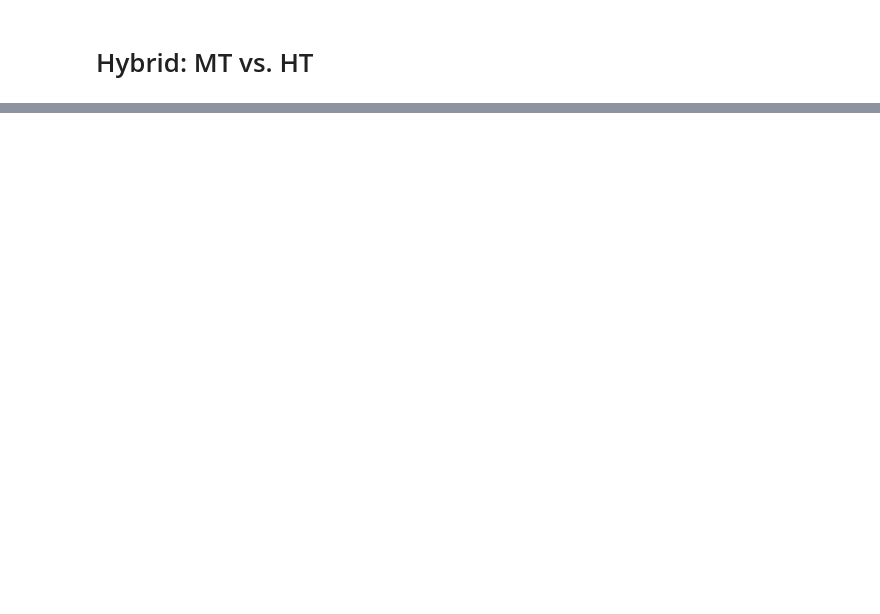
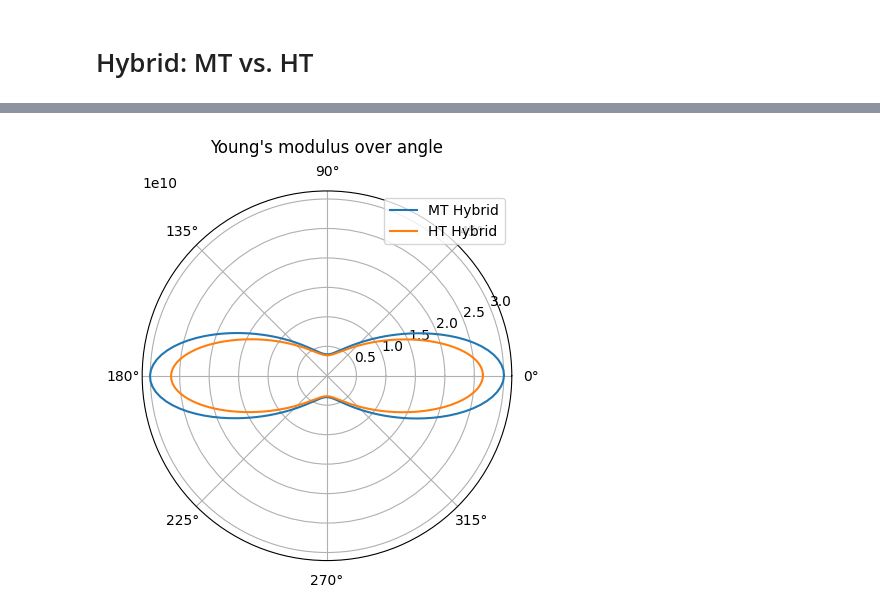
Before and after one commit to Extraweich/homopy, a Jupyter notebook: examples/Hybrid.ipynb, the cells around one changed output, grey strips where cells are left out. Saved outputs shown, nothing was run; the diff lists cells and outputs as text; code cells hidden in the pictures; blank space fills up the shorter version.

Commit message:
Finished symmetrizer

```diff
--- a/examples/Hybrid.ipynb
+++ b/examples/Hybrid.ipynb
@@ -63,7 +63,7 @@ ht_glass = HalpinTsai(
     )
 
 
-mt_hybrid = MoriTanaka(polyamid6, [carbon_fiber, glass_fiber], [v_frac_carbon/2, v_frac_glass/2], [a_carbon, a_glass], 2*['ellipsoid'])
+mt_hybrid = MoriTanaka(polyamid6, [carbon_fiber, glass_fiber], [v_frac_carbon/2, v_frac_glass/2], [a_carbon, a_glass], 2*['ellipsoid'], symmetrize=True)
 # %%
 # give n fibers a random distribtution and go from here
 
@@ -218,11 +187,11 @@ ht_laminate = Laminate(laminas_combined, angles_combined)
 # mt_hybrid_plot = plotter.polar_plot_E_body(np.linalg.inv(mt_hybrid.effective_stiffness66), 200, 0, plot=True)
 
 
-mt_hybrid_plot_ave = plotter.polar_plot_E_body(np.linalg.inv(mt_hybrid_ave), 200, 0, plot=False)
+mt_hybrid_plot_ave = plotter.polar_plot_E_body(np.linalg.inv(mt_hybrid.effective_stiffness66), 200, 0, plot=False)
 ht_hybrid_plot_ave = plotter.polar_plot_laminate(ht_laminate.get_effective_stiffness(), 1000, plot=False)
 
 
 plotter.polar_plot(
-    [mt_hybrid_plot_ave + ("MT Hybrid",), ht_hybrid_plot_ave + ("HT Hybrid",), mt_plot + ("MT",)]
+    [mt_hybrid_plot_ave + ("MT Hybrid",), ht_hybrid_plot_ave + ("HT Hybrid",)]
 )
 # %% [output]
@@ -229,0 +198 @@ plotter.polar_plot(
+[figure, added]
```
Also changed, not shown: parts of 7 cells of this notebook, 3 other files.
